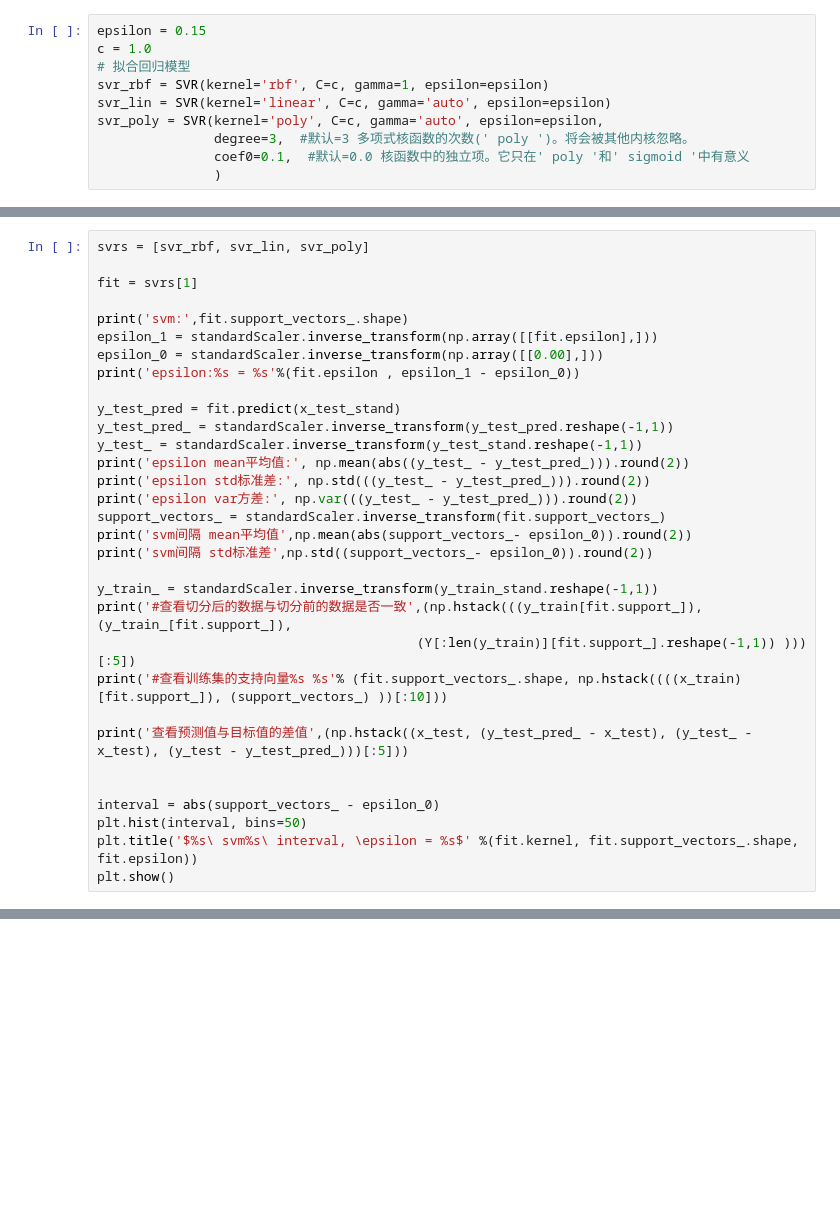
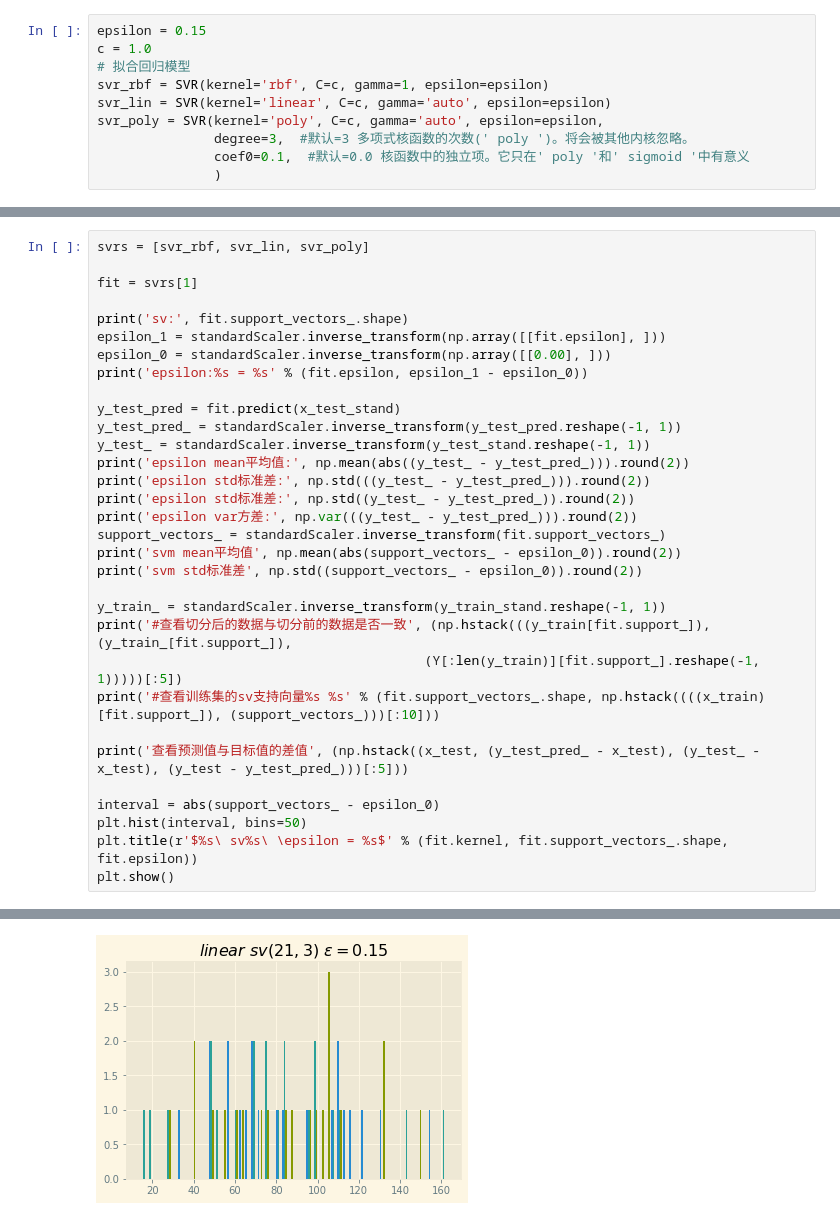
Before and after one commit to vcfriend/python-demo, a Jupyter notebook: myQuant/strategy/03-svm-svr.ipynb, the cells around one changed output, grey strips where cells are left out. Drawn from its saved outputs; the diff is of its cells as text; blank space fills up the shorter version.

```diff
--- a/myQuant/strategy/03-svm-svr.ipynb
+++ b/myQuant/strategy/03-svm-svr.ipynb
@@ -192,30 +304,31 @@ svrs = [svr_rbf, svr_lin, svr_poly]
 
 fit = svrs[1]
 
-print('svm:',fit.support_vectors_.shape)
-epsilon_1 = standardScaler.inverse_transform(np.array([[fit.epsilon],]))
-epsilon_0 = standardScaler.inverse_transform(np.array([[0.00],]))
-print('epsilon:%s = %s'%(fit.epsilon , epsilon_1 - epsilon_0))
+print('sv:', fit.support_vectors_.shape)
+epsilon_1 = standardScaler.inverse_transform(np.array([[fit.epsilon], ]))
+epsilon_0 = standardScaler.inverse_transform(np.array([[0.00], ]))
+print('epsilon:%s = %s' % (fit.epsilon, epsilon_1 - epsilon_0))
 
 y_test_pred = fit.predict(x_test_stand)
-y_test_pred_ = standardScaler.inverse_transform(y_test_pred.reshape(-1,1))
-y_test_ = standardScaler.inverse_transform(y_test_stand.reshape(-1,1))
+y_test_pred_ = standardScaler.inverse_transform(y_test_pred.reshape(-1, 1))
+y_test_ = standardScaler.inverse_transform(y_test_stand.reshape(-1, 1))
 print('epsilon mean平均值:', np.mean(abs((y_test_ - y_test_pred_))).round(2))
 print('epsilon std标准差:', np.std(((y_test_ - y_test_pred_))).round(2))
+print('epsilon std标准差:', np.std((y_test_ - y_test_pred_)).round(2))
 print('epsilon var方差:', np.var(((y_test_ - y_test_pred_))).round(2))
 support_vectors_ = standardScaler.inverse_transform(fit.support_vectors_)
-print('svm间隔 mean平均值',np.mean(abs(support_vectors_- epsilon_0)).round(2))
-print('svm间隔 std标准差',np.std((support_vectors_- epsilon_0)).round(2))
+print('svm mean平均值', np.mean(abs(support_vectors_ - epsilon_0)).round(2))
+print('svm std标准差', np.std((support_vectors_ - epsilon_0)).round(2))
 
-y_train_ = standardScaler.inverse_transform(y_train_stand.reshape(-1,1))
-print('#查看切分后的数据与切分前的数据是否一致',(np.hstack(((y_train[fit.support_]), (y_train_[fit.support_]),
-                                         (Y[:len(y_train)][fit.support_].reshape(-1,1)) )))[:5])
-print('#查看训练集的支持向量%s %s'% (fit.support_vectors_.shape, np.hstack((((x_train)[fit.support_]), (support_vectors_) ))[:10]))
+y_train_ = standardScaler.inverse_transform(y_train_stand.reshape(-1, 1))
+print('#查看切分后的数据与切分前的数据是否一致', (np.hstack(((y_train[fit.support_]), (y_train_[fit.support_]),
+                                          (Y[:len(y_train)][fit.support_].reshape(-1, 1)))))[:5])
+print('#查看训练集的sv支持向量%s %s' % (fit.support_vectors_.shape, np.hstack((((x_train)[fit.support_]), (support_vectors_)))[:10]))
 
-print('查看预测值与目标值的差值',(np.hstack((x_test, (y_test_pred_ - x_test), (y_test_ - x_test), (y_test - y_test_pred_)))[:5]))
-
+print('查看预测值与目标值的差值', (np.hstack((x_test, (y_test_pred_ - x_test), (y_test_ - x_test), (y_test - y_test_pred_)))[:5]))
 
 interval = abs(support_vectors_ - epsilon_0)
 plt.hist(interval, bins=50)
-plt.title('$%s\ svm%s\ interval, \epsilon = %s$' %(fit.kernel, fit.support_vectors_.shape, fit.epsilon))
+plt.title(r'$%s\ sv%s\ \epsilon = %s$' % (fit.kernel, fit.support_vectors_.shape, fit.epsilon))
 plt.show()
+# %% [output]
@@ -222 +352,2 @@ plt.show()
+[figure, added]
 # %%
```
Also changed, not shown: parts of 15 cells of this notebook, 5 other files.
